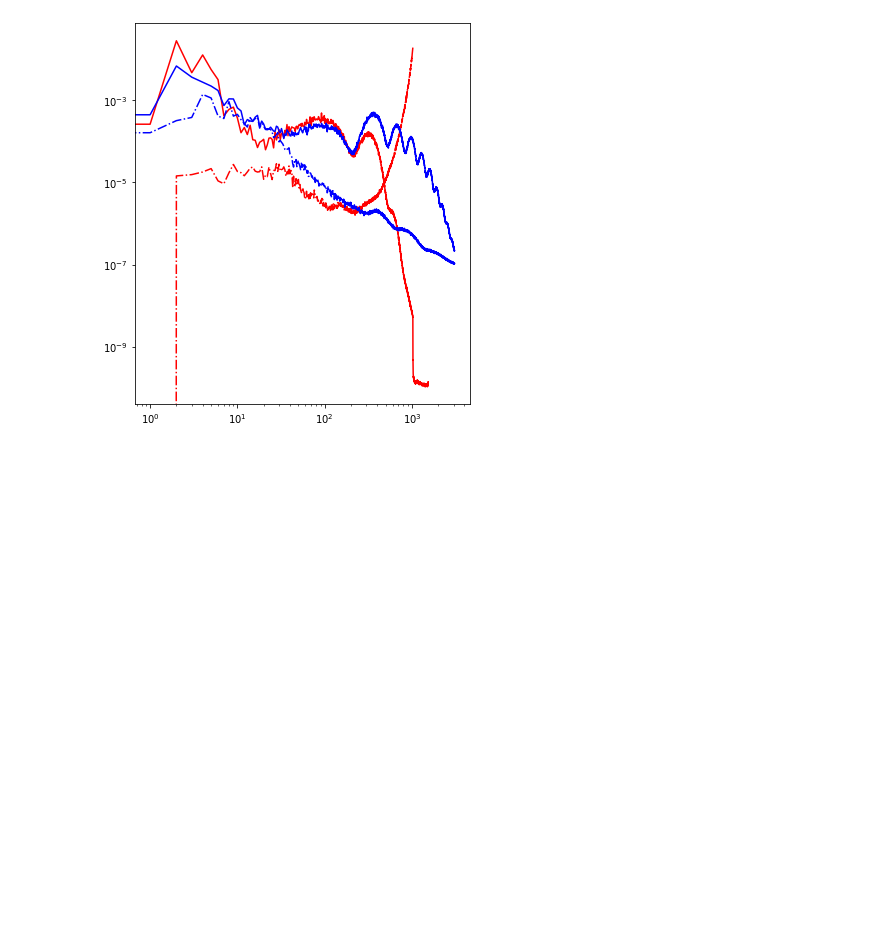
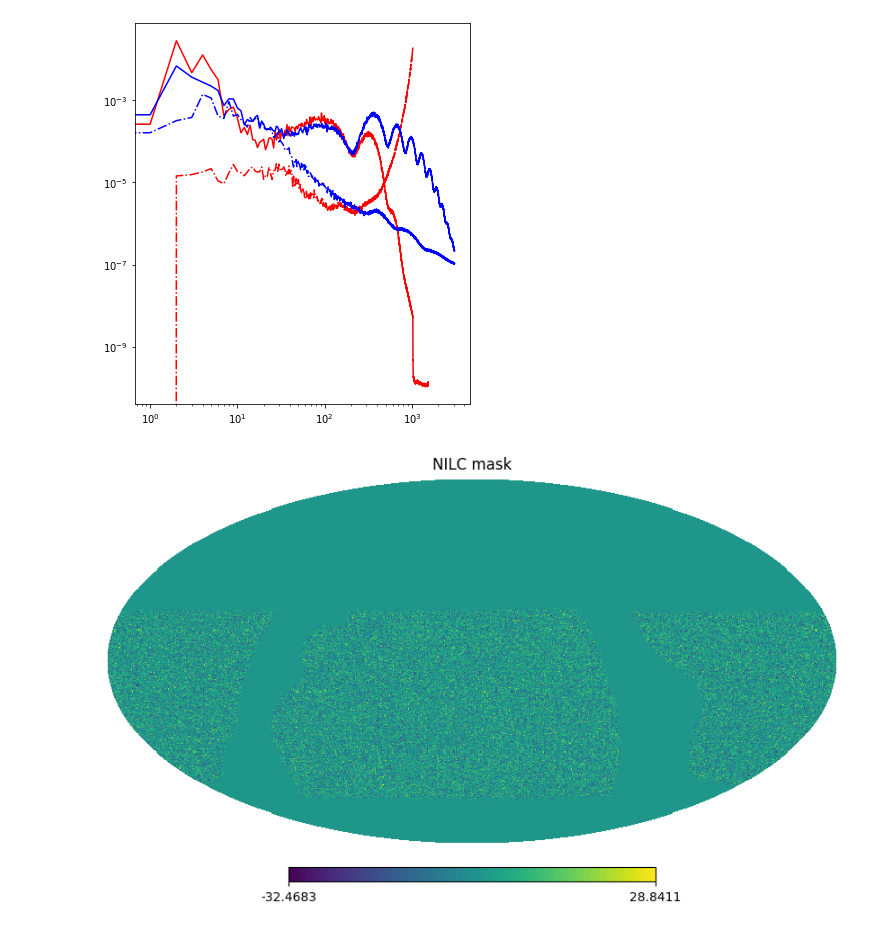
Before and after one commit to litebird/LBxS4, a Jupyter notebook: Notebooks/simulation.ipynb, the cells around one changed output. Cells and saved outputs as stored; diff of their text form; code cells hidden in the pictures; blank space fills up the shorter version.

```diff
--- a/Notebooks/simulation.ipynb
+++ b/Notebooks/simulation.ipynb
@@ -111,3 +121,7 @@ plt.loglog(s4sky.NILC_ncl(0),label='noise NILC',c='b',ls='-.')
 # %% [output]
 [<matplotlib.lines.Line2D at 0x...>]
 [figure]
+# %%
+hp.mollview(hp.alm2map(s4sky.NILC_Elm(0),nside=128),title='NILC mask')
+# %% [output]
+[figure, added]
```
Also changed, not shown: parts of 5 cells of this notebook, 2 other files.
